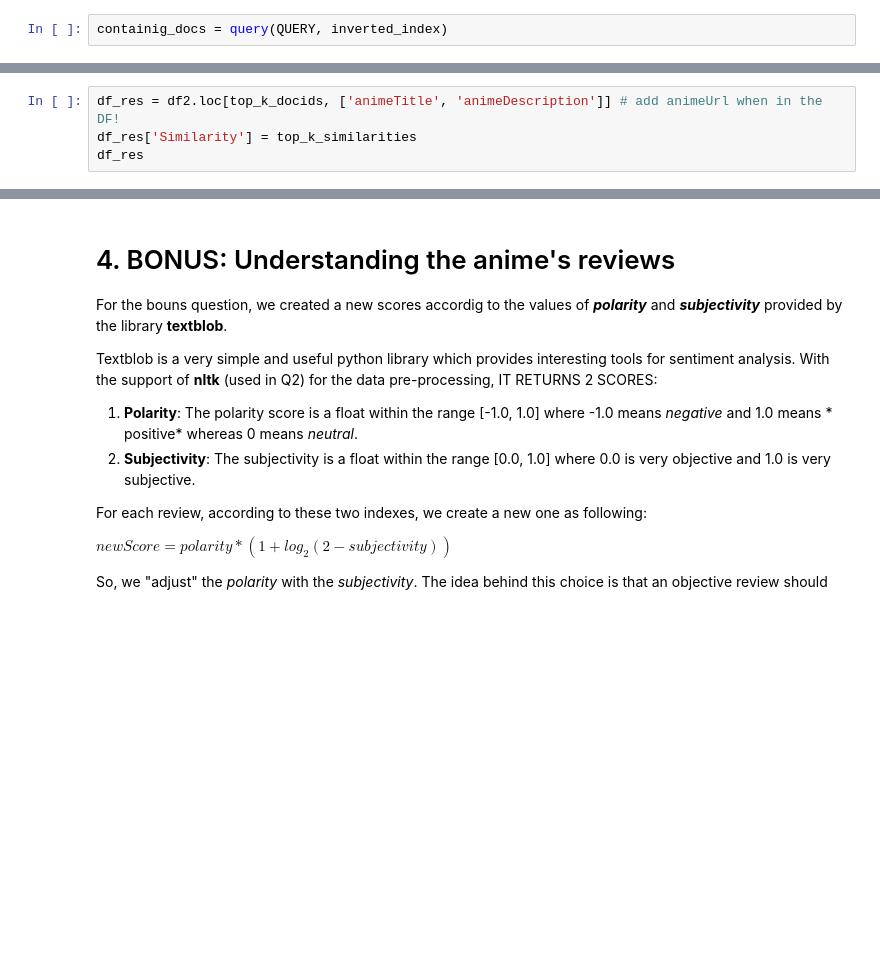
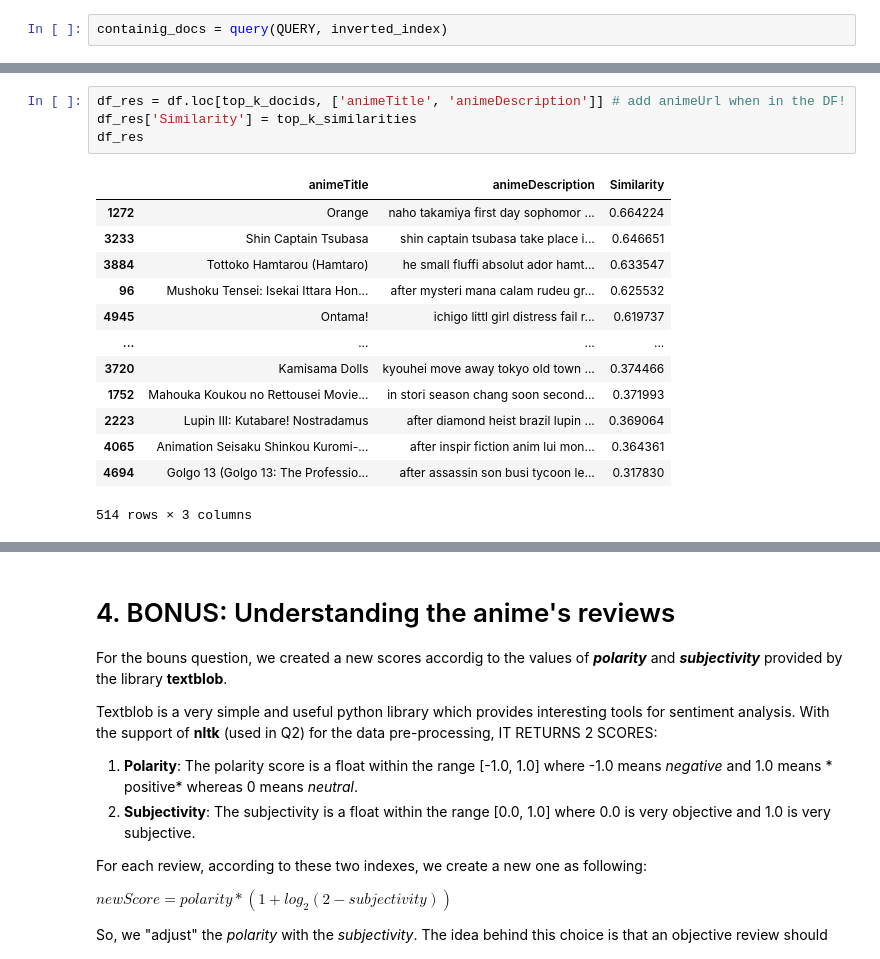
Before and after one commit to pepi99/adm-hw3, a Jupyter notebook: main.ipynb, the cells around one changed output, grey strips where cells are left out. Saved outputs shown, nothing was run; the diff lists cells and outputs as text; blank space fills up the shorter version.

```diff
--- a/main.ipynb
+++ b/main.ipynb
@@ -149,6 +176,20 @@ top_k_similarities = [pair[0] for pair in top_k]
 # %%
-df_res = df2.loc[top_k_docids, ['animeTitle', 'animeDescription']] # add animeUrl when in the DF!
+df_res = df.loc[top_k_docids, ['animeTitle', 'animeDescription']] # add animeUrl when in the DF!
 df_res['Similarity'] = top_k_similarities
 df_res
+# %% [output]
+|  | animeTitle | animeDescription | Similarity |
+| 1272 | Orange | naho takamiya first day sophomor ... | 0.664224 |
+| 3233 | Shin Captain Tsubasa | shin captain tsubasa take place i... | 0.646651 |
+| 3884 | Tottoko Hamtarou (Hamtaro) | he small fluffi absolut ador hamt... | 0.633547 |
+| 96 | Mushoku Tensei: Isekai Ittara Hon... | after mysteri mana calam rudeu gr... | 0.625532 |
+| 4945 | Ontama! | ichigo littl girl distress fail r... | 0.619737 |
+| ... | ... | ... | ... |
+| 3720 | Kamisama Dolls | kyouhei move away tokyo old town ... | 0.374466 |
+| 1752 | Mahouka Koukou no Rettousei Movie... | in stori season chang soon second... | 0.371993 |
+| 2223 | Lupin III: Kutabare! Nostradamus | after diamond heist brazil lupin ... | 0.369064 |
+| 4065 | Animation Seisaku Shinkou Kuromi-... | after inspir fiction anim lui mon... | 0.364361 |
+| 4694 | Golgo 13 (Golgo 13: The Professio... | after assassin son busi tycoon le... | 0.317830 |
+514 rows × 3 columns
 # %% [markdown]
 # 3. Define a new score!
```
Also changed, not shown: parts of 14 cells of this notebook.
